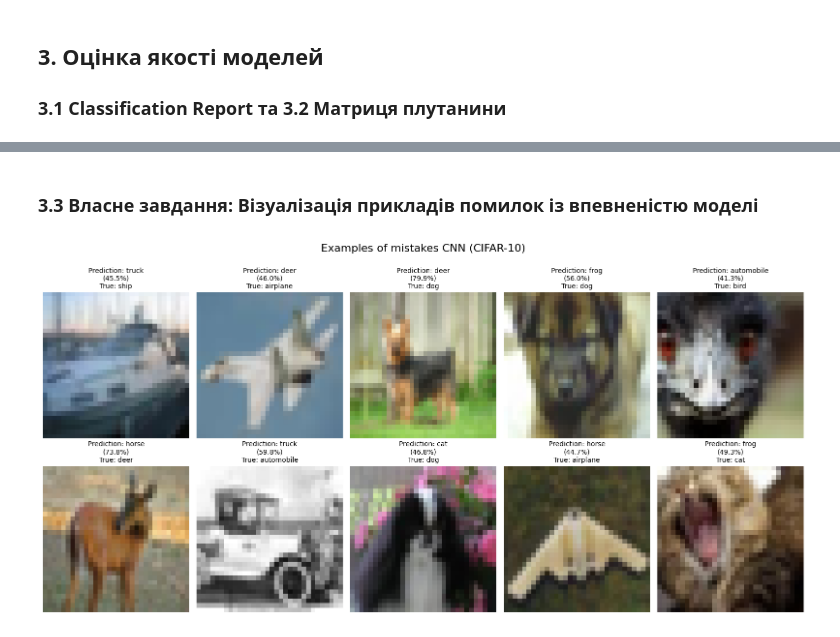
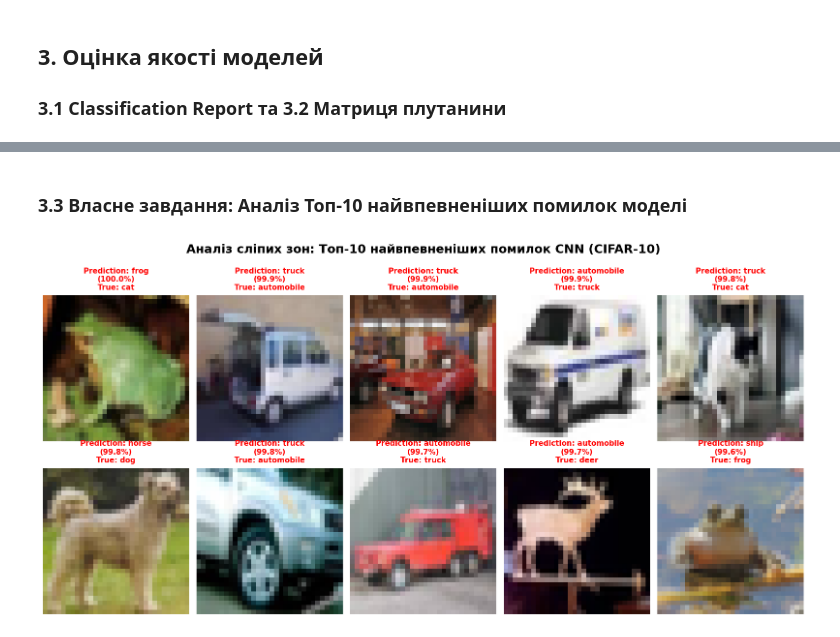
Before and after one commit to Karoshi-man/CV, a Jupyter notebook: lab2/lab2.ipynb, the cells around one changed output, grey strips where cells are left out. Drawn from its saved outputs; the diff is of its cells as text; code cells hidden in the pictures.

```diff
--- a/lab2/lab2.ipynb
+++ b/lab2/lab2.ipynb
@@ -214,0 +385,5 @@ Epoch 10/10
+# %%
+print("Пункт 2.4.1")
+model_path = os.path.join(output_dir, "cnn_cifar10_model.keras")
+model_cnn.save(model_path)
+print(f"Модель успішно збережена у {model_path}")
@@ -214,0 +393,5 @@ Epoch 10/10
+# %%
+
+print("2.4.2 та 2.4.3")
+loaded_model = load_model(model_path)
+print("Модель успішно завантажена.")
@@ -229,7 +442,7 @@ with open(csv_path, "w", newline="", encoding="utf-8") as f:
 ## 3. Оцінка якості моделей
 ### 3.1 Classification Report та 3.2 Матриця плутанини
 # %%
-y_pred_probs = model_cnn.predict(x_test_c10)
+y_pred_probs = loaded_model.predict(x_test_c10, verbose=0)
 y_pred_classes = np.argmax(y_pred_probs, axis=1)
 y_true_classes = np.argmax(y_test_cat, axis=1)
 
@@ -237,12 +450,13 @@ print(classification_report(y_true_classes, y_pred_classes, target_names=class_n
 
 cm = confusion_matrix(y_true_classes, y_pred_classes)
 
-plt.figure(figsize=(10, 8))
+plt.figure(figsize=(10, 8), facecolor='white')
 sns.heatmap(cm, annot=True, fmt='d', cmap='Blues',
             xticklabels=class_names, yticklabels=class_names)
-plt.title('Confusion matrix CIFAR-10')
-plt.ylabel('True class')
-plt.xlabel('Predicted class')
+plt.title('Матриця плутанини (Confusion Matrix) CIFAR-10', fontsize=14, fontweight='bold')
+plt.ylabel('Справжній клас (True)')
+plt.xlabel('Передбачений клас (Predicted)')
+plt.xticks(rotation=45)
 plt.tight_layout()
 plt.savefig(os.path.join(output_dir, 'cifar10_confusion_matrix.png'), dpi=150)
 plt.show()
@@ -268,27 +481,28 @@ weighted avg       0.77      0.77      0.76     10000
 # %% [markdown]
-### 3.3 Власне завдання: Візуалізація прикладів помилок із впевненістю моделі
+### 3.3 Власне завдання: Аналіз Топ-10 найвпевненіших помилок моделі
 # %%
 errors_idx = np.where(y_pred_classes != y_true_classes)[0]
+error_confidences = y_pred_probs[errors_idx, y_pred_classes[errors_idx]]
 
-plt.figure(figsize=(16, 8))
-plt.suptitle("Examples of mistakes CNN (CIFAR-10)", fontsize=16)
+sorted_errors_indices = errors_idx[np.argsort(error_confidences)[::-1]]
+top_10_errors = sorted_errors_indices[:10]
 
-for i, idx in enumerate(errors_idx[:10]):
+plt.figure(figsize=(16, 8), facecolor='white')
+plt.suptitle("Аналіз сліпих зон: Топ-10 найвпевненіших помилок CNN (CIFAR-10)", fontsize=18, fontweight='bold')
+
+for i, idx in enumerate(top_10_errors):
     plt.subplot(2, 5, i + 1)
     plt.imshow(x_test_c10[idx])
-
     pred_label = class_names[y_pred_classes[idx]]
     true_label = class_names[y_true_classes[idx]]
-
     confidence = y_pred_probs[idx, y_pred_classes[idx]] * 100
-
+    color = 'red' if confidence > 80 else 'black'
     plt.title(f"Prediction: {pred_label}\n({confidence:.1f}%)\nTrue: {true_label}",
-              fontsize=10, color='red' if confidence > 80 else 'black')
+              fontsize=11, color=color, fontweight='bold', pad=8)
     plt.axis('off')
 
 plt.tight_layout(rect=[0, 0, 1, 0.95], h_pad=4.0)
-
-plt.savefig(os.path.join(output_dir, 'cifar10_error_analysis.png'), dpi=150)
+plt.savefig(os.path.join(output_dir, 'cifar10_top_confident_errors.png'), dpi=150)
 plt.show()
 # %% [output]
-[figure, old version]
+[figure, new version]
```
Also changed, not shown: parts of 28 cells of this notebook, 41 other files.
